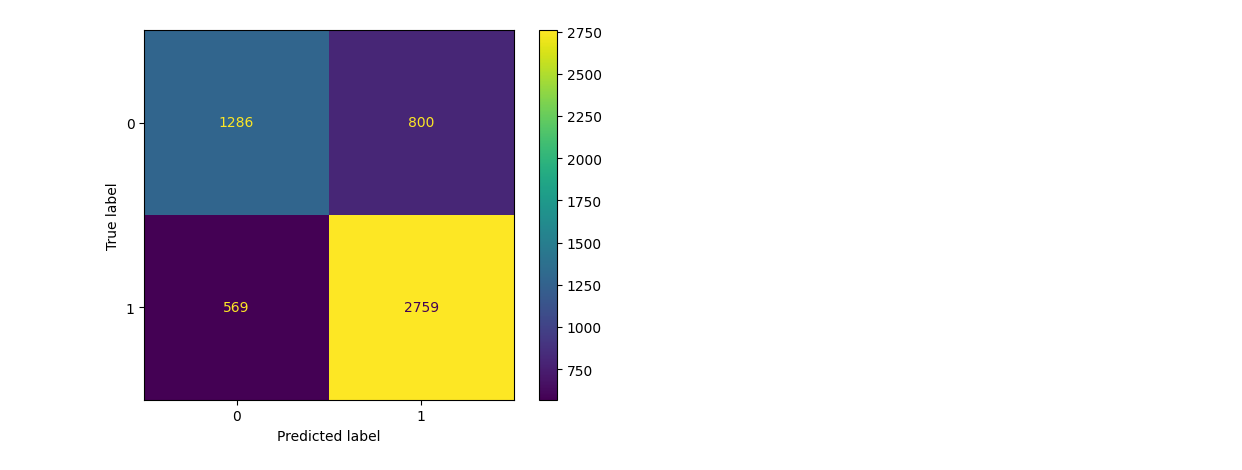
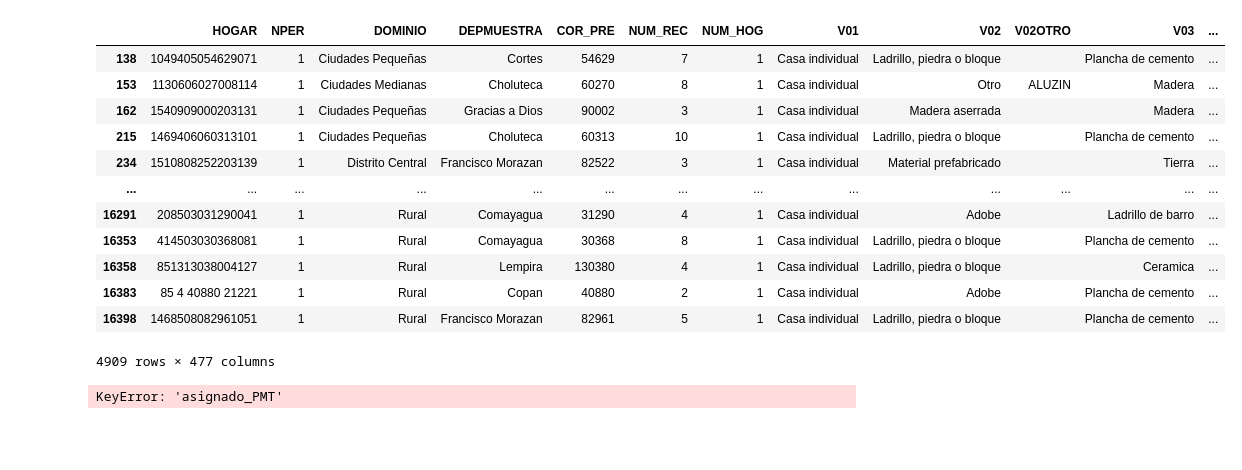
Before and after one commit to Queeno11/Honduras-PMT-benchmark, a Jupyter notebook: Scripts/03 - ML models.ipynb, the cells around one changed output. Drawn from its saved outputs; the diff is of its cells as text; code cells hidden in the pictures; blank space fills up the shorter version.

```diff
--- a/Scripts/03 - ML models.ipynb
+++ b/Scripts/03 - ML models.ipynb
@@ -307,6 +182,0 @@ Name: indice_pobreza_multi, Length: 16399, dtype: float32
-# %%
-models = resultados["vars_all_outliers_all_reg"]["results"]
-df["logingreso_xgboost"] = models.best_estimator_.predict(df[vars_PMT_nonoise + vars_IPM])
-df[["HOGAR","YPERHG","TOTPER","FACTOR", "UR","logingreso_xgboost", "indice_pobreza_multi", "pobreza", "pobreza_ext"]].set_index("HOGAR").to_stata(r"D:\World Bank\Honduras PMT benchmark\Data_out\Predicts_XGBoost.dta")
-# %%
-df["log_ingreso_est_PMT_carlos"] = 7.0556 + 0.1236 * df["Basura_bien"] + 0.4290 * df["Vivienda2_bien"] + 0.1013 * df["Paredes_bien"] + 0.2017 * df["Alumbrado_bien"] + 0.1126 * df["Cocina2_bien"] - 0.1565 * df["Refri_mal"] - 0.0963 * df["Estufa_mal"] - 0.1373 * df["Carro_mal"] - 0.1725 * df["Compu_mal"] - 0.1585 * df["Aire_mal"] + 0.1474 * df["Ed_diversif_bien"] + 0.3999 * df["Ed_univer_bien"] + 0.2402 * df["Ocupacion_bien"] + 0.9922 * df["Dependencia"]+ 0.3570 * df["Pension_bien"] + 0.3503 * df["Alquileres_bien"] + 0.1530 * df["Remesas_bien"] - 0.0712 * df["edad_0_5"] - 0.1111 * df["edad_6_14"] - 0.0415 * df["edad_15_21"] - 0.0193 * df["edad_60_120"] + 0.0438 * df["dv111"]
@@ -480,0 +302,22 @@ True
+# %%
+# Asigna beneficios según Indice de Pobreza Multidimensional
+pd.set_option('display.max_columns', None)
+df["indice_pobreza_multi_neg"] = -df["indice_pobreza_multi"]
+
+df_test = df[df.test_set==1]
+r2_test = r2_score(df_test["logingreso"], df_test["indice_pobreza_multi"], sample_weight=df_test.FACTOR_P)
+df_test_ur = df_test[df_test.UR=="Urbana"]
+df_test_ru = df_test[df_test.UR=="Rural"]
+
+df_test_ur["asignado_IPM"] = asigna_beneficios(df_test_ur.indice_pobreza_multi_neg, df_test_ur.FACTOR_P, 0.667)
+df_test_ur["pobre_ingreso"] = asigna_beneficios(df_test_ur.logingreso, df_test_ur.FACTOR_P, 0.667)
+df_test_ru["asignado_IPM"] = asigna_beneficios(df_test_ru.indice_pobreza_multi_neg, df_test_ru.FACTOR_P, 0.667)
+df_test_ru["pobre_ingreso"] = asigna_beneficios(df_test_ru.logingreso, df_test_ru.FACTOR_P, 0.667)
+print(pd.crosstab(df_test_ru["pobre_ingreso"], df_test_ru["asignado_IPM"]))
+
+df_test = pd.concat([df_test_ur, df_test_ru])
+acc_test = accuracy_score(df_test["pobreza"], df_test["asignado_IPM"], sample_weight=df_test.FACTOR_P)
+f2_test = fbeta_score(df_test["pobreza"], df_test["asignado_IPM"], beta=2, sample_weight=df_test.FACTOR_P)
+print(f"R2 test: {r2_test}")
+print(f"Accuracy Test: {acc_test}")
+print(f"F2 Test: {f2_test}")
@@ -548,7 +384,20 @@ casos
-# %%
-cm = confusion_matrix(y_test, y_preds)
-disp = ConfusionMatrixDisplay(confusion_matrix=cm, display_labels=grid_classifier.classes_)
-disp.plot()
-plt.show()
-# %% [output]
-[figure, removed]
+# %%
+df_test
+# %% [output]
+|  | HOGAR | NPER | DOMINIO | DEPMUESTRA | COR_PRE | NUM_REC | NUM_HOG | V01 | V02 | V02OTRO | V03 | ... |
+| 138 | 1049405054629071 | 1 | Ciudades Pequeñas | Cortes | 54629 | 7 | 1 | Casa individual | Ladrillo, piedra o bloque |  | Plancha de cemento | ... |
+| 153 | 1130606027008114 | 1 | Ciudades Medianas | Choluteca | 60270 | 8 | 1 | Casa individual | Otro | ALUZIN | Madera | ... |
+| 162 | 1540909000203131 | 1 | Ciudades Pequeñas | Gracias a Dios | 90002 | 3 | 1 | Casa individual | Madera aserrada |  | Madera | ... |
+| 215 | 1469406060313101 | 1 | Ciudades Pequeñas | Choluteca | 60313 | 10 | 1 | Casa individual | Ladrillo, piedra o bloque |  | Plancha de cemento | ... |
+| 234 | 1510808252203139 | 1 | Distrito Central | Francisco Morazan | 82522 | 3 | 1 | Casa individual | Material prefabricado |  | Tierra | ... |
+| ... | ... | ... | ... | ... | ... | ... | ... | ... | ... | ... | ... | ... |
+| 16291 | 208503031290041 | 1 | Rural | Comayagua | 31290 | 4 | 1 | Casa individual | Adobe |  | Ladrillo de barro | ... |
+| 16353 | 414503030368081 | 1 | Rural | Comayagua | 30368 | 8 | 1 | Casa individual | Ladrillo, piedra o bloque |  | Plancha de cemento | ... |
+| 16358 | 851313038004127 | 1 | Rural | Lempira | 130380 | 4 | 1 | Casa individual | Ladrillo, piedra o bloque |  | Ceramica | ... |
+| 16383 | 85 4 40880 21221 | 1 | Rural | Copan | 40880 | 2 | 1 | Casa individual | Adobe |  | Plancha de cemento | ... |
+| 16398 | 1468508082961051 | 1 | Rural | Francisco Morazan | 82961 | 5 | 1 | Casa individual | Ladrillo, piedra o bloque |  | Plancha de cemento | ... |
+4909 rows × 477 columns
+# %%
+pd.crosstab(df_test["asignado_PMT"], df_test["asignado_IPM"])
+# %% [output]
+KeyError: 'asignado_PMT'
```
Also changed, not shown: parts of 26 cells of this notebook, 1 other file.
